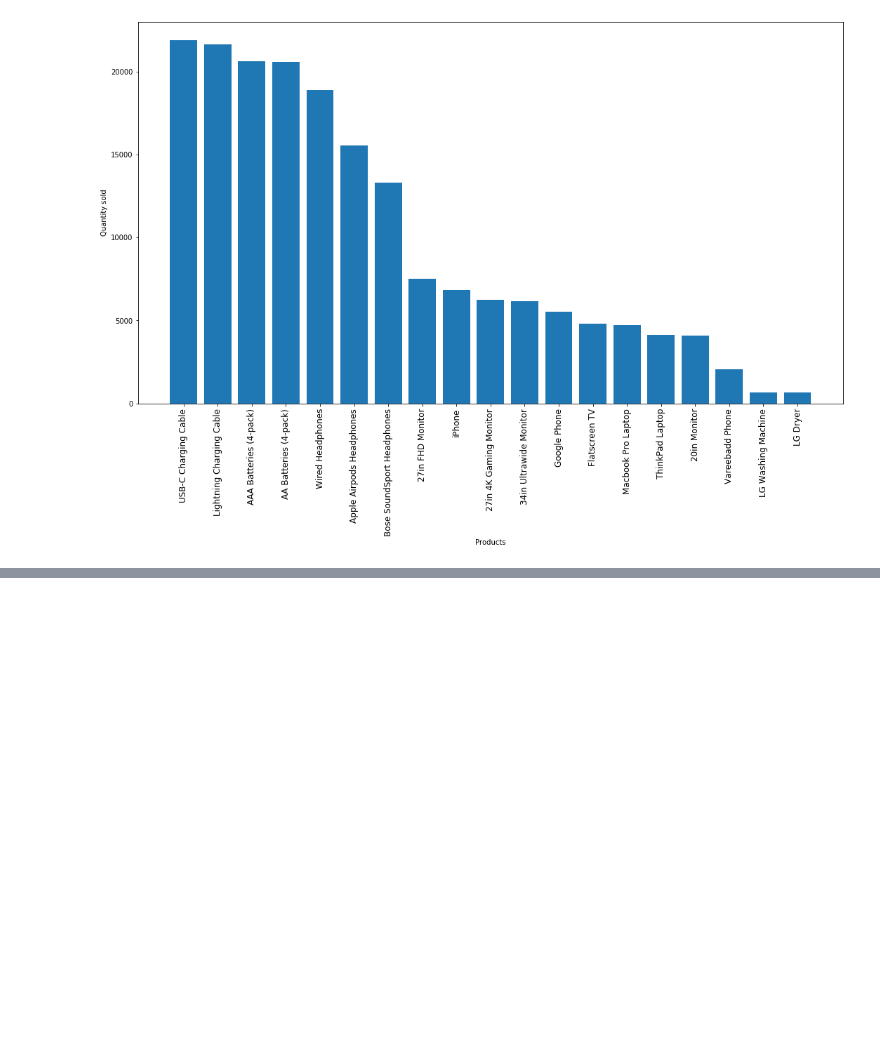
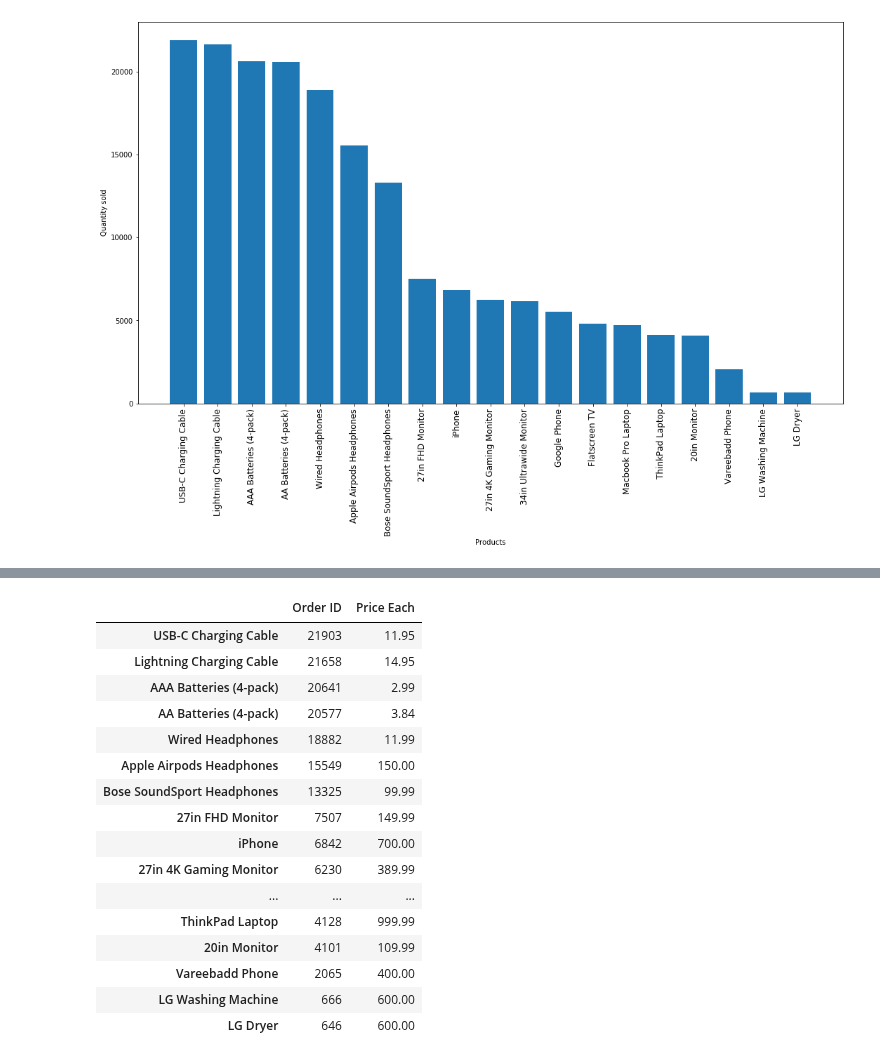
Before and after one commit to Bartosz-Lewandowski/Sales-Analysis, a Jupyter notebook: Code_source.ipynb, the cells around one changed output, grey strips where cells are left out. Saved outputs shown, nothing was run; the diff lists cells and outputs as text; code cells hidden in the pictures; blank space fills up the shorter version.

```diff
--- a/Code_source.ipynb
+++ b/Code_source.ipynb
@@ -269,0 +287,21 @@ plt.show()
+# %%
+sold_vs_price = pd.concat([sold_products, price_of_products], axis=1, sort=False)
+sold_vs_price
+# %% [output]
+|  | Order ID | Price Each |
+| USB-C Charging Cable | 21903 | 11.95 |
+| Lightning Charging Cable | 21658 | 14.95 |
+| AAA Batteries (4-pack) | 20641 | 2.99 |
+| AA Batteries (4-pack) | 20577 | 3.84 |
+| Wired Headphones | 18882 | 11.99 |
+| Apple Airpods Headphones | 15549 | 150.00 |
+| Bose SoundSport Headphones | 13325 | 99.99 |
+| 27in FHD Monitor | 7507 | 149.99 |
+| iPhone | 6842 | 700.00 |
+| 27in 4K Gaming Monitor | 6230 | 389.99 |
+| ... | ... | ... |
+| ThinkPad Laptop | 4128 | 999.99 |
+| 20in Monitor | 4101 | 109.99 |
+| Vareebadd Phone | 2065 | 400.00 |
+| LG Washing Machine | 666 | 600.00 |
+| LG Dryer | 646 | 600.00 |
```
Also changed, not shown: parts of 4 cells of this notebook.
